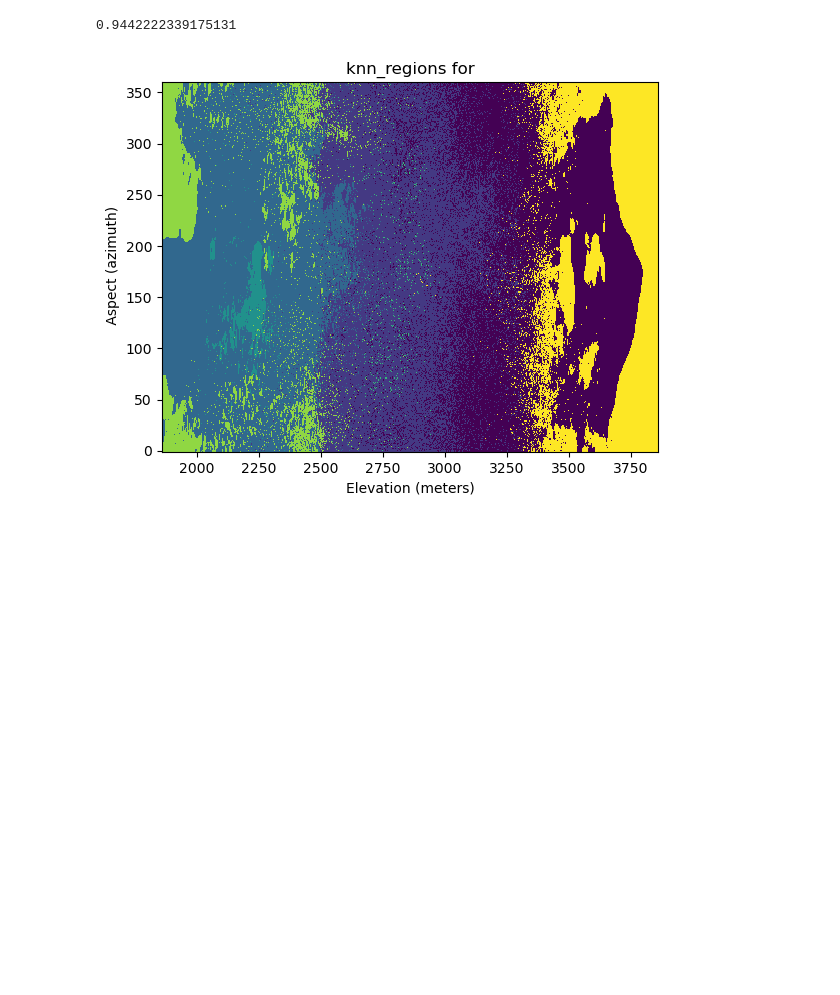
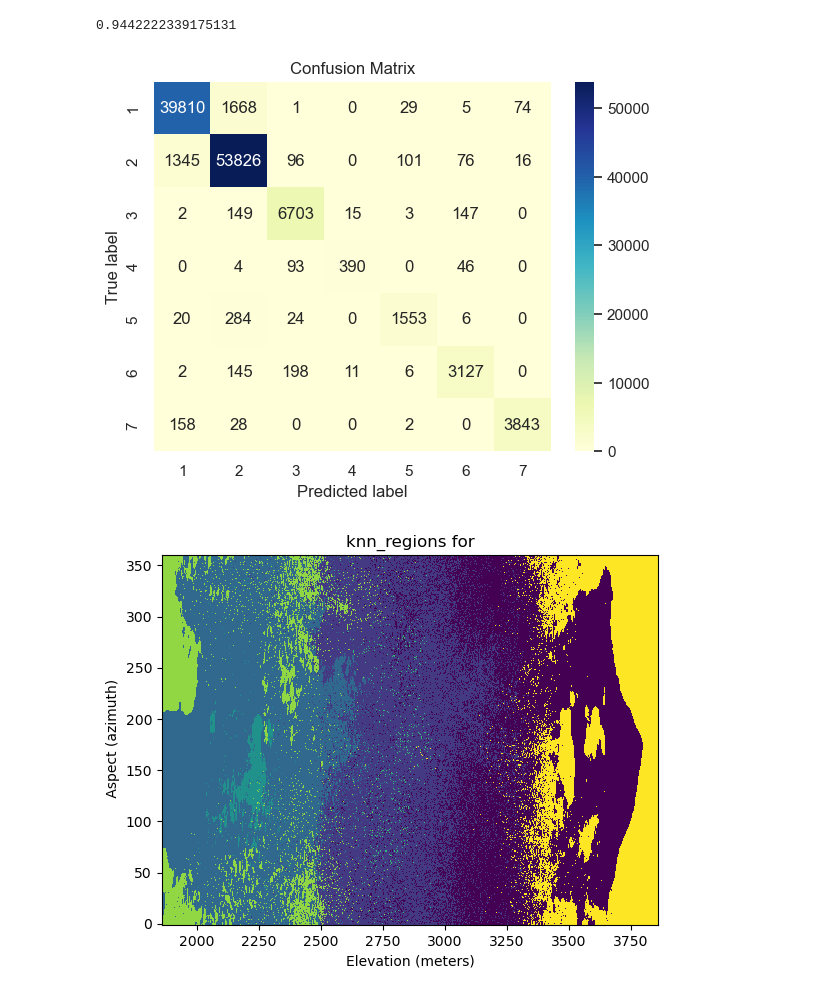
Before and after one commit to SebbeUwU/ml-1dl034-public-assignments, a Jupyter notebook: Project/kNN.ipynb, the cells around one changed output. Drawn from its saved outputs; the diff is of its cells as text; code cells hidden in the pictures; blank space fills up the shorter version.

Commit message:
added a presion matrix function

```diff
--- a/Project/kNN.ipynb
+++ b/Project/kNN.ipynb
@@ -103,6 +103,26 @@ print(s_score)
 #print(s_scores)
 # %% [output]
 0.9442222339175131
+# %%
+#### confuction matrix
+
+from sklearn.metrics import confusion_matrix
+
+predicted_values = knn_model.predict(X_test)
+
+def presion_matrix(real_target, predicted_target):
+    names = list(set(real_target))
+    con_matrix = confusion_matrix(real_target, predicted_target, labels=names)
+    sns.set(font_scale = 1)
+    sns.heatmap(con_matrix, annot = True, cmap="YlGnBu", fmt = 'd', xticklabels = names, yticklabels = names)
+    plt.xlabel('Predicted label')
+    plt.ylabel('True label')
+    plt.title('Confusion Matrix')
+    plt.show()
+
+presion_matrix(y_test,predicted_values)
+# %% [output]
+[figure, added]
 # %%
 
 
```
